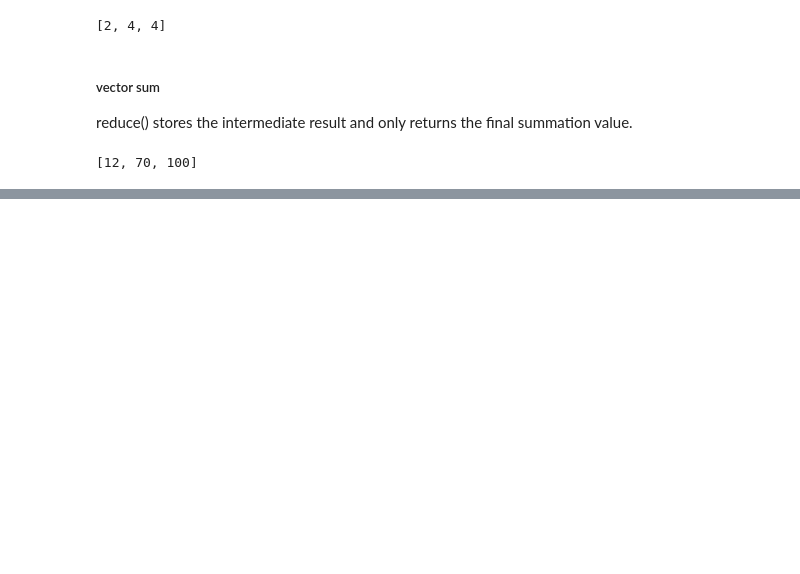
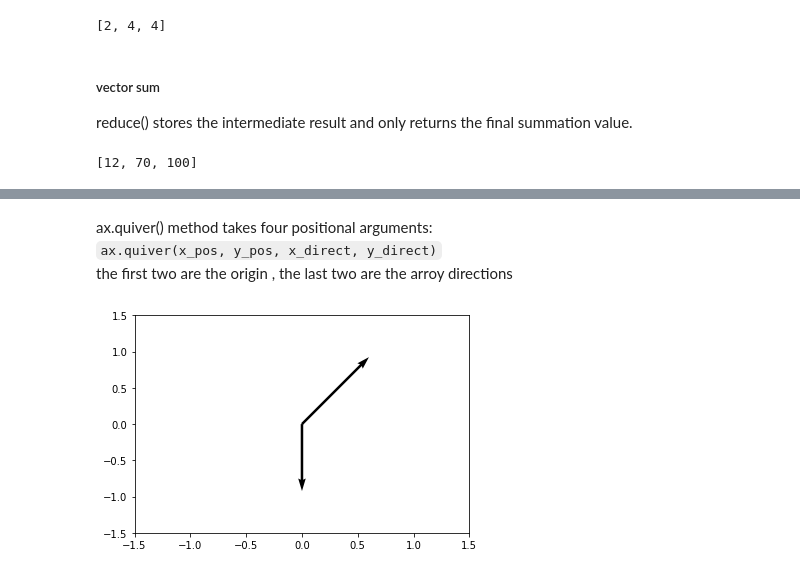
Before and after one commit to chezydan/pytopics, a Jupyter notebook: linAlg.ipynb, the cells around one changed output, grey strips where cells are left out. Cells and saved outputs as stored; diff of their text form; code cells hidden in the pictures; blank space fills up the shorter version.

```diff
--- a/linAlg.ipynb
+++ b/linAlg.ipynb
@@ -340,0 +458,16 @@ vector_sum([V1,V2,V3])
+# %% [markdown]
+ax.quiver() method takes four positional arguments: <br>
+`ax.quiver(x_pos, y_pos, x_direct, y_direct)`
+<br> the first two are the origin , the last two are the arroy directions
+# %%
+fig, ax = plt.subplots()
+x_pos = [0,0]
+y_pos = [0,0]
+x_direct = [1,0]
+y_direct = [1,-1]
+ax.quiver(x_pos,y_pos,x_direct,y_direct , scale = 5  )
+ax.axis([-1.5,1.5,-1.5,1.5])
+
+plt.show()
+# %% [output]
+[figure, added]
```
Also changed, not shown: parts of 29 cells of this notebook, 19 other files.
